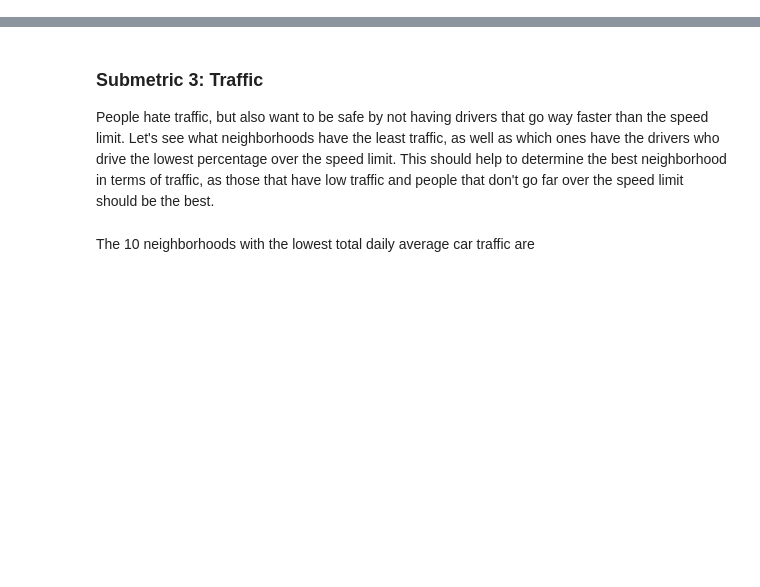
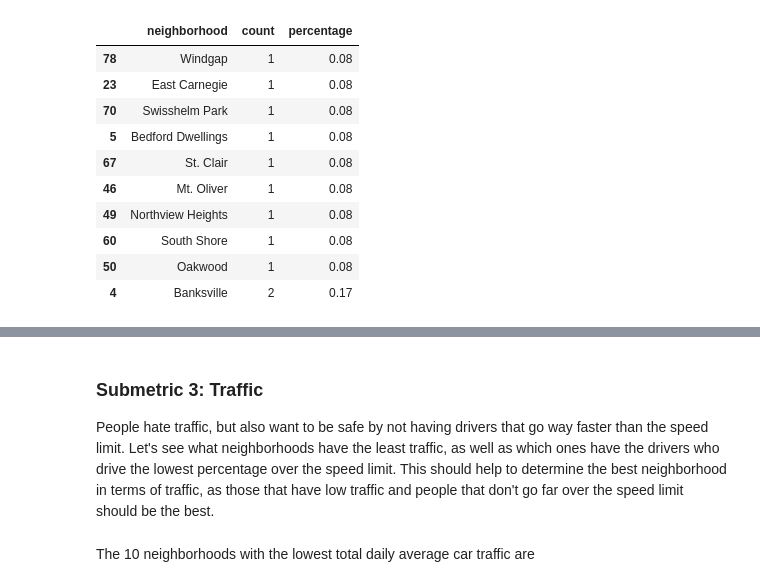
Before and after one commit to benj210003/cmpinf0010_final, a Jupyter notebook: Shared.ipynb, the cells around one changed output, grey strips where cells are left out. Saved outputs shown, nothing was run; the diff lists cells and outputs as text; code cells hidden in the pictures; blank space fills up the shorter version.

```diff
--- a/Shared.ipynb
+++ b/Shared.ipynb
@@ -7,0 +64,14 @@ population = pd.read_csv("data/population.csv", sep=",")
+# %%
+neighborhood_counts.sort_values(by='count').head(10)
+# %% [output]
+|  | neighborhood | count | percentage |
+| 78 | Windgap | 1 | 0.08 |
+| 23 | East Carnegie | 1 | 0.08 |
+| 70 | Swisshelm Park | 1 | 0.08 |
+| 5 | Bedford Dwellings | 1 | 0.08 |
+| 67 | St. Clair | 1 | 0.08 |
+| 46 | Mt. Oliver | 1 | 0.08 |
+| 49 | Northview Heights | 1 | 0.08 |
+| 60 | South Shore | 1 | 0.08 |
+| 50 | Oakwood | 1 | 0.08 |
+| 4 | Banksville | 2 | 0.17 |
```
Also changed, not shown: parts of 23 cells of this notebook.
